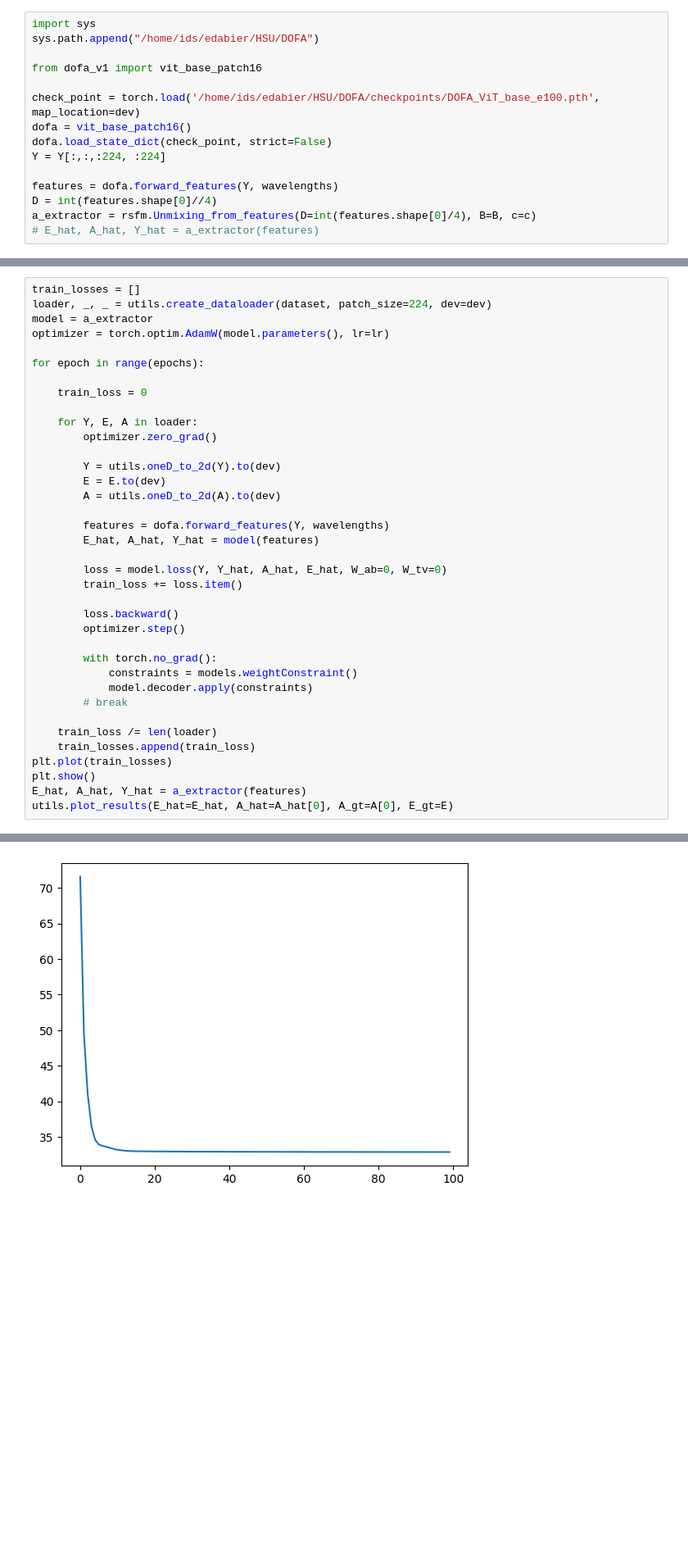
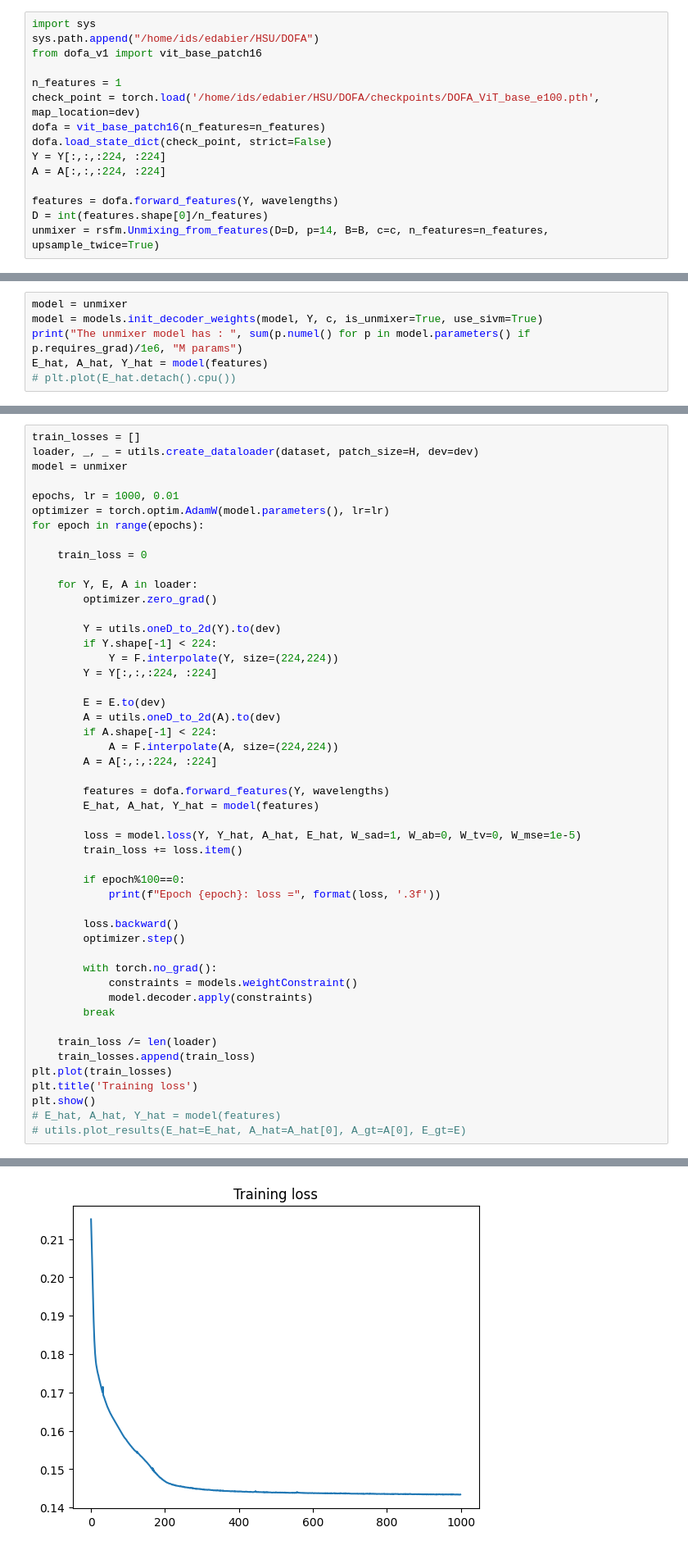
Before and after one commit to edabier/SS-HSU_benchmark, a Jupyter notebook: testing_models.ipynb, the cells around one changed output, grey strips where cells are left out. Shown at 82% size. Cells and saved outputs as stored; diff of their text form; blank space fills up the shorter version.

Commit message:
Unmix from features, dofa and hypersigma get features methods, deeptrans seems to work, discriminator with both dofa and hypersigma, plotting results function and others

```diff
--- a/testing_models.ipynb
+++ b/testing_models.ipynb
@@ -48,15 +56,15 @@ with open(f"/home/ids/edabier/HSU/SS-HSU_benchmark/datasets/{dataset}_wavelength
 # %%
 import sys
 sys.path.append("/home/ids/edabier/HSU/DOFA")
-
 from dofa_v1 import vit_base_patch16
 
+n_features = 1
 check_point = torch.load('/home/ids/edabier/HSU/DOFA/checkpoints/DOFA_ViT_base_e100.pth', map_location=dev)
-dofa = vit_base_patch16()
+dofa = vit_base_patch16(n_features=n_features)
 dofa.load_state_dict(check_point, strict=False)
 Y = Y[:,:,:224, :224]
+A = A[:,:,:224, :224]
 
 features = dofa.forward_features(Y, wavelengths)
-D = int(features.shape[0]//4)
-a_extractor = rsfm.Unmixing_from_features(D=int(features.shape[0]/4), B=B, c=c)
-# E_hat, A_hat, Y_hat = a_extractor(features)
+D = int(features.shape[0]/n_features)
+unmixer = rsfm.Unmixing_from_features(D=D, p=14, B=B, c=c, n_features=n_features, upsample_twice=True)
@@ -62,0 +96,6 @@ a_extractor = rsfm.Unmixing_from_features(D=int(features.shape[0]/4), B=B, c=c)
+# %%
+model = unmixer
+model = models.init_decoder_weights(model, Y, c, is_unmixer=True, use_sivm=True)
+print("The unmixer model has : ", sum(p.numel() for p in model.parameters() if p.requires_grad)/1e6, "M params")
+E_hat, A_hat, Y_hat = model(features)
+# plt.plot(E_hat.detach().cpu())
@@ -63,9 +104,10 @@ a_extractor = rsfm.Unmixing_from_features(D=int(features.shape[0]/4), B=B, c=c)
 # %%
 train_losses = []
-loader, _, _ = utils.create_dataloader(dataset, patch_size=224, dev=dev)
-model = a_extractor
+loader, _, _ = utils.create_dataloader(dataset, patch_size=H, dev=dev)
+model = unmixer
+
+epochs, lr = 1000, 0.01
 optimizer = torch.optim.AdamW(model.parameters(), lr=lr)
-
 for epoch in range(epochs):
 
     train_loss = 0
@@ -74,14 +116,24 @@ for epoch in range(epochs):
         optimizer.zero_grad()
 
         Y = utils.oneD_to_2d(Y).to(dev)
+        if Y.shape[-1] < 224:
+            Y = F.interpolate(Y, size=(224,224))
+        Y = Y[:,:,:224, :224]
+
         E = E.to(dev)
         A = utils.oneD_to_2d(A).to(dev)
+        if A.shape[-1] < 224:
+            A = F.interpolate(A, size=(224,224))
+        A = A[:,:,:224, :224]
 
         features = dofa.forward_features(Y, wavelengths)
         E_hat, A_hat, Y_hat = model(features)
 
-        loss = model.loss(Y, Y_hat, A_hat, E_hat, W_ab=0, W_tv=0)
+        loss = model.loss(Y, Y_hat, A_hat, E_hat, W_sad=1, W_ab=0, W_tv=0, W_mse=1e-5)
         train_loss += loss.item()
+
+        if epoch%100==0:
+            print(f"Epoch {epoch}: loss =", format(loss, '.3f'))
 
         loss.backward()
         optimizer.step()
@@ -89,12 +141,13 @@ for epoch in range(epochs):
         with torch.no_grad():
             constraints = models.weightConstraint()
             model.decoder.apply(constraints)
-        # break
+        break
 
     train_loss /= len(loader)
     train_losses.append(train_loss)
 plt.plot(train_losses)
+plt.title('Training loss')
 plt.show()
-E_hat, A_hat, Y_hat = a_extractor(features)
-utils.plot_results(E_hat=E_hat, A_hat=A_hat[0], A_gt=A[0], E_gt=E)
+# E_hat, A_hat, Y_hat = model(features)
+# utils.plot_results(E_hat=E_hat, A_hat=A_hat[0], A_gt=A[0], E_gt=E)
 # %% [output]
@@ -101 +164 @@ utils.plot_results(E_hat=E_hat, A_hat=A_hat[0], A_gt=A[0], E_gt=E)
-[figure, old version]
+[figure, new version]
```
Also changed, not shown: parts of 8 cells of this notebook, 9 other files.
